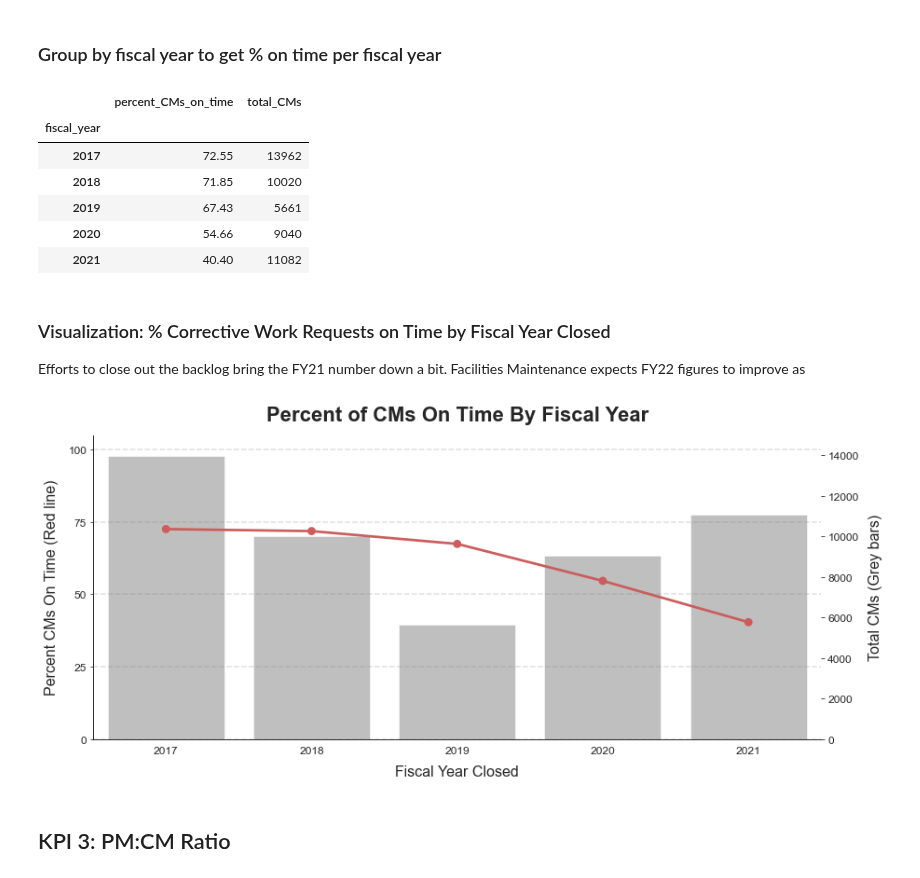
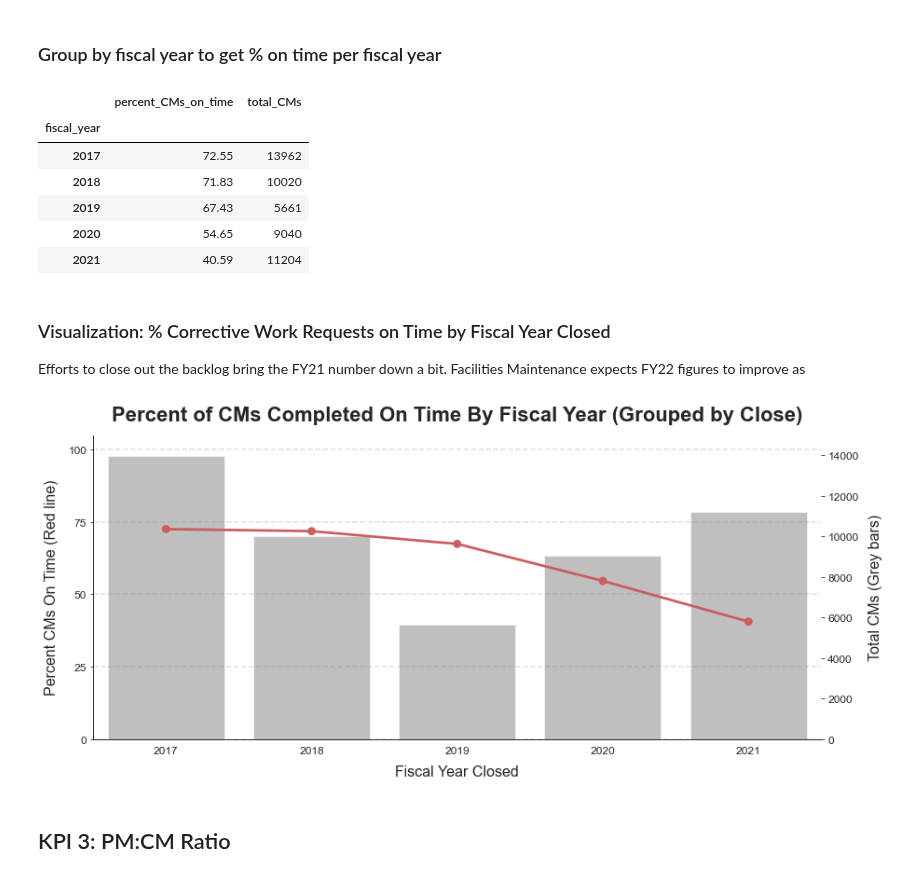
Before and after one commit to department-of-general-services/KPI_central, a Jupyter notebook: FMD_scorecard.ipynb, the cells around one changed output. Cells and saved outputs as stored; diff of their text form; code cells hidden in the pictures.

```diff
--- a/FMD_scorecard.ipynb
+++ b/FMD_scorecard.ipynb
@@ -61,6 +61,6 @@ The resulting data contains the entire work request history. No filtering by dat
 
 Readers interested in the steps used to create `dash_benchmarks` from the raw operational data can find [the SQL query used to do this here](https://raw.githubusercontent.com/department-of-general-services/fmd_archibus_dashboard/master/create_views_facilities_dashboard.sql).
 # %%
-kpis_raw = get_data_from_archibus(mssql_engine())
+kpis_raw = get_data_from_archibus(mssql_engine(), "dash_benchmarks")
 print(f"The work orders dataframe has {kpis_raw.shape[0]:,} rows.")
 # %% [output]
@@ -307,27 +313,27 @@ cm_compliance
 |  | percent_CMs_on_time | total_CMs |
 | fiscal_year |  |  |
 | 2017 | 72.55 | 13962 |
-| 2018 | 71.85 | 10020 |
+| 2018 | 71.83 | 10020 |
 | 2019 | 67.43 | 5661 |
-| 2020 | 54.66 | 9040 |
-| 2021 | 40.40 | 11082 |
+| 2020 | 54.65 | 9040 |
+| 2021 | 40.59 | 11204 |
 # %% [markdown]
 ### Visualization: % Corrective Work Requests on Time by Fiscal Year Closed
 Efforts to close out the backlog bring the FY21 number down a bit. Facilities Maintenance expects FY22 figures to improve as
 # %%
 pointplot_with_barplot(
     cm_compliance,
     x="fiscal_year",
     point_y="percent_CMs_on_time",
     bar_y="total_CMs",
     ymax_bar=15_000,
     xlabel="Fiscal Year Closed",
     ylabel_point="Percent CMs On Time (Red line)",
     ylabel_bar="Total CMs (Grey bars)",
-    title="Percent of CMs On Time By Fiscal Year",
+    title="Percent of CMs Completed On Time By Fiscal Year (Grouped by Close)",
 )
 # %% [output]
-[figure, old version]
+[figure, new version]
 # %% [markdown]
 ## KPI 3: PM:CM Ratio
 # %% [markdown]
```
Also changed, not shown: parts of 13 cells of this notebook, 1 other file.
